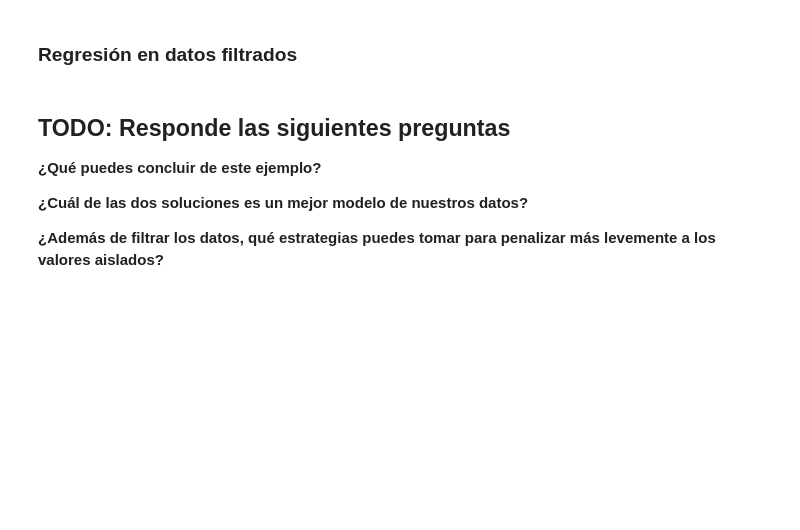
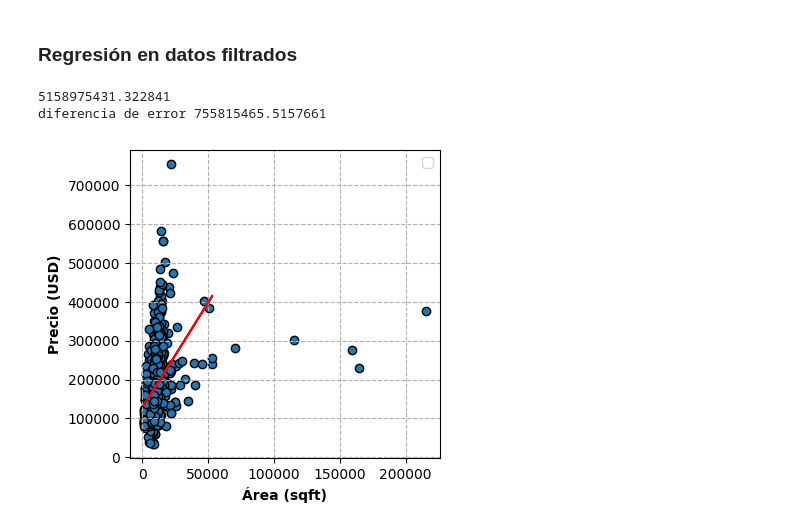
Before and after one commit to marflowersmar/ML25_MD_2025, a Jupyter notebook: src/ml25/E03_linear_reg/linear_regression.ipynb, the cells around one changed output. Cells and saved outputs as stored; diff of their text form; code cells hidden in the pictures; blank space fills up the shorter version.

```diff
--- a/src/ml25/E03_linear_reg/linear_regression.ipynb
+++ b/src/ml25/E03_linear_reg/linear_regression.ipynb
@@ -241,23 +248,24 @@ plt.show()
 # %%
 X_filtered = X_filtered.reshape(-1, 1)
 
 # TODO: Utiliza la clase de LinearRegression de la librería de sci-kit learn para encontrar el modelo de regresión lineal para los datos.
-
+model_filtered = LinearRegression()
+model_filtered.fit(X_filtered, y_filtered)
+preds_filtered = model_filtered.predict(X_filtered)
 
 # TODO: Grafica la linea resultante sobre los datos originales (train_data)
+fig, ax = plot_data(X, y)
+ax.plot(X_filtered, preds_filtered, 'r')
 
+plt.legend()
 
 # TODO: calcula el error cuadrado promedio
-mean_error_new = ...
+mean_error_new = mean_squared_error(y_filtered, preds_filtered)
 
 # Visualiza como cambia el error cuando filtramos los datos
 print(mean_error_new)
 print("diferencia de error", mean_error - mean_error_new)
+# %% [output]
+5158975431.322841
+diferencia de error 755815465.5157661
+[figure, added]
-# %% [markdown]
-## TODO: Responde las siguientes preguntas
-
-**¿Qué puedes concluir de este ejemplo?**
-
-**¿Cuál de las dos soluciones es un mejor modelo de nuestros datos?**
-
-**¿Además de filtrar los datos, qué estrategias puedes tomar para penalizar más levemente a los valores aislados?**
```
Also changed, not shown: parts of 4 cells of this notebook.
